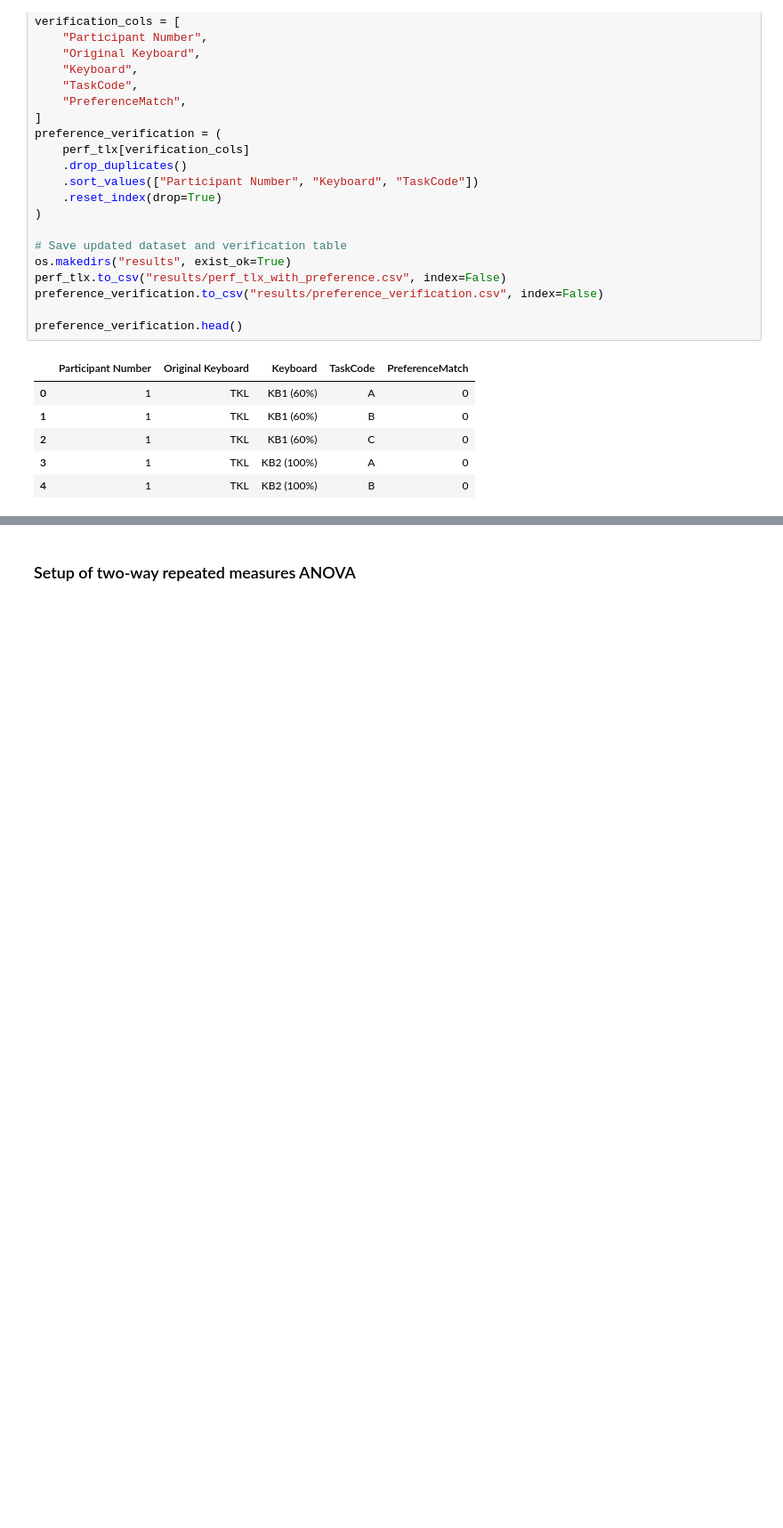
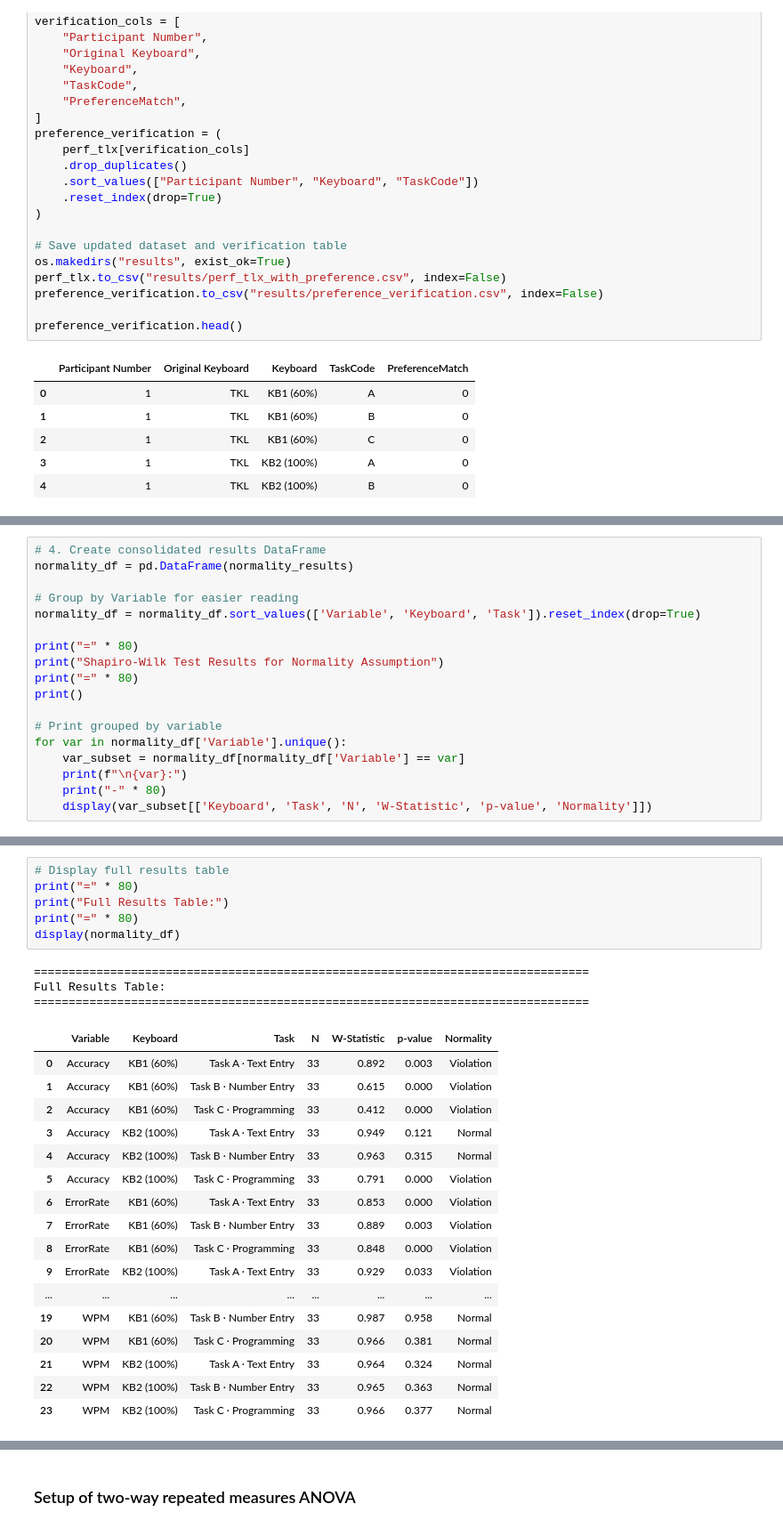
Before and after one commit to chris-asturiano/typing-test, a Jupyter notebook: data_analysis/data_analysis.ipynb, the cells around one changed output, grey strips where cells are left out. Shown at 89% size. Drawn from its saved outputs; the diff is of its cells as text; blank space fills up the shorter version.

Commit message:
add normality test on all dependent variables using shapiro-wilk test.

```diff
--- a/data_analysis/data_analysis.ipynb
+++ b/data_analysis/data_analysis.ipynb
@@ -700,0 +854,18 @@ preference_verification.head()
+# %%
+# 4. Create consolidated results DataFrame
+normality_df = pd.DataFrame(normality_results)
+
+# Group by Variable for easier reading
+normality_df = normality_df.sort_values(['Variable', 'Keyboard', 'Task']).reset_index(drop=True)
+
+print("=" * 80)
+print("Shapiro-Wilk Test Results for Normality Assumption")
+print("=" * 80)
+print()
+
+# Print grouped by variable
+for var in normality_df['Variable'].unique():
+    var_subset = normality_df[normality_df['Variable'] == var]
+    print(f"\n{var}:")
+    print("-" * 80)
+    display(var_subset[['Keyboard', 'Task', 'N', 'W-Statistic', 'p-value', 'Normality']])
@@ -700,0 +914,27 @@ preference_verification.head()
+# %%
+# Display full results table
+print("=" * 80)
+print("Full Results Table:")
+print("=" * 80)
+display(normality_df)
+# %% [output]
+================================================================================
+Full Results Table:
+================================================================================
+|  | Variable | Keyboard | Task | N | W-Statistic | p-value | Normality |
+| 0 | Accuracy | KB1 (60%) | Task A · Text Entry | 33 | 0.892 | 0.003 | Violation |
+| 1 | Accuracy | KB1 (60%) | Task B · Number Entry | 33 | 0.615 | 0.000 | Violation |
+| 2 | Accuracy | KB1 (60%) | Task C · Programming | 33 | 0.412 | 0.000 | Violation |
+| 3 | Accuracy | KB2 (100%) | Task A · Text Entry | 33 | 0.949 | 0.121 | Normal |
+| 4 | Accuracy | KB2 (100%) | Task B · Number Entry | 33 | 0.963 | 0.315 | Normal |
+| 5 | Accuracy | KB2 (100%) | Task C · Programming | 33 | 0.791 | 0.000 | Violation |
+| 6 | ErrorRate | KB1 (60%) | Task A · Text Entry | 33 | 0.853 | 0.000 | Violation |
+| 7 | ErrorRate | KB1 (60%) | Task B · Number Entry | 33 | 0.889 | 0.003 | Violation |
+| 8 | ErrorRate | KB1 (60%) | Task C · Programming | 33 | 0.848 | 0.000 | Violation |
+| 9 | ErrorRate | KB2 (100%) | Task A · Text Entry | 33 | 0.929 | 0.033 | Violation |
+| ... | ... | ... | ... | ... | ... | ... | ... |
+| 19 | WPM | KB1 (60%) | Task B · Number Entry | 33 | 0.987 | 0.958 | Normal |
+| 20 | WPM | KB1 (60%) | Task C · Programming | 33 | 0.966 | 0.381 | Normal |
+| 21 | WPM | KB2 (100%) | Task A · Text Entry | 33 | 0.964 | 0.324 | Normal |
+| 22 | WPM | KB2 (100%) | Task B · Number Entry | 33 | 0.965 | 0.363 | Normal |
+| 23 | WPM | KB2 (100%) | Task C · Programming | 33 | 0.966 | 0.377 | Normal |
```
Also changed, not shown: parts of 10 cells of this notebook, 1 other file.
